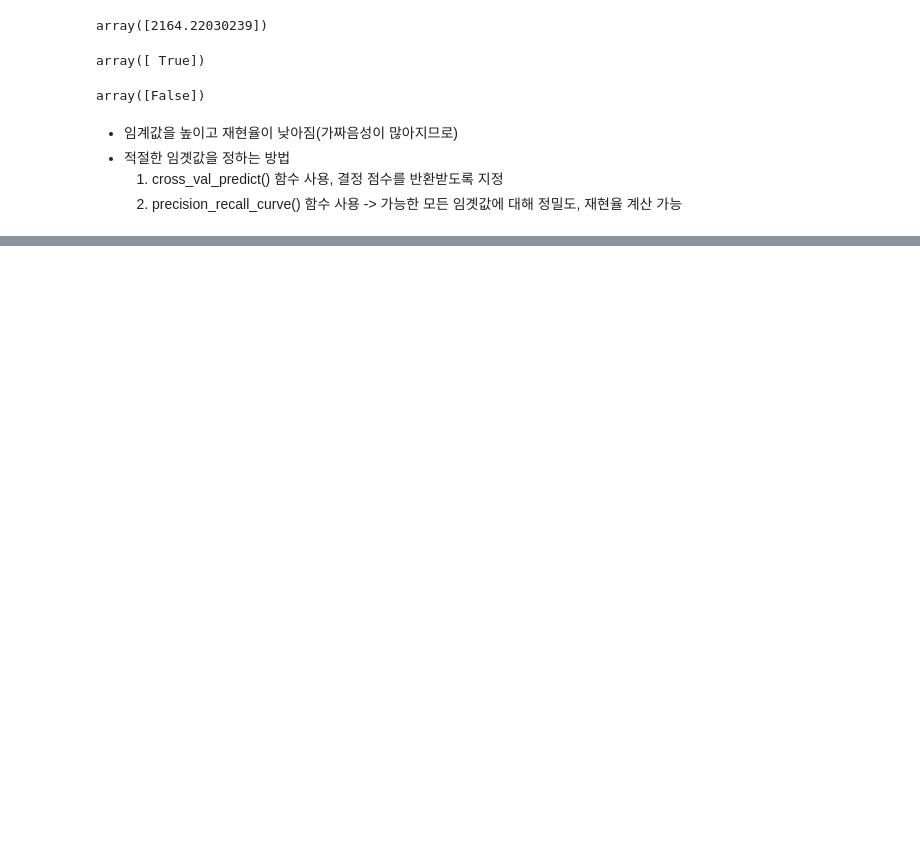
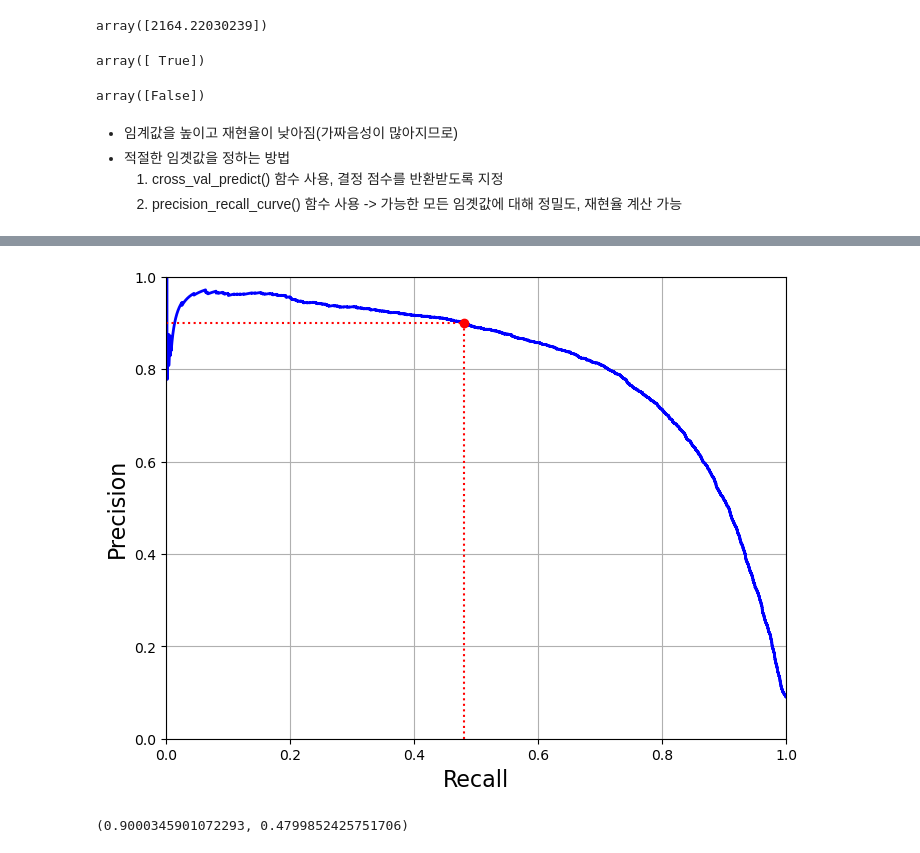
Before and after one commit to hello-kitsch/hello-kitsch.github.io, a Jupyter notebook: hands_on_ml/hands_on_ml_3_classification.ipynb, the cells around one changed output, grey strips where cells are left out. Cells and saved outputs as stored; diff of their text form; code cells hidden in the pictures; blank space fills up the shorter version.

```diff
--- a/hands_on_ml/hands_on_ml_3_classification.ipynb
+++ b/hands_on_ml/hands_on_ml_3_classification.ipynb
@@ -217,0 +247,29 @@ def plot_precision_recall_vs_threshold(precisions, recalls, thresholds):
+# %%
+def plot_precision_vs_recall(precisions, recalls):
+    plt.plot(recalls, precisions, "b-", linewidth=2)
+    plt.xlabel("Recall", fontsize=16)
+    plt.ylabel("Precision", fontsize=16)
+    plt.axis([0, 1, 0, 1])
+    plt.grid(True)
+
+plt.figure(figsize=(8, 6))
+plot_precision_vs_recall(precisions, recalls)
+plt.plot([recall_90_precision, recall_90_precision], [0., 0.9], "r:")
+plt.plot([0.0, recall_90_precision], [0.9, 0.9], "r:")
+plt.plot([recall_90_precision], [0.9], "ro")
+plt.show()
+# %% [output]
+[figure, added]
+# %%
+#정밀도 90%를 달성하는 것이 목표라고 가정할 때, 임곗값을 찾기
+#np.argmax()는 최댓값의 첫 번째 인덱스를 반환
+threshold_90_precision = thresholds[np.argmax(precisions >= 0.90)]
+
+#훈련세트에 대한 예측을 만들기
+#predict() 메서드의 호출 대신 다음 코드 실행
+y_train_pred_90 = (y_scores >= threshold_90_precision)
+
+#정밀도와 재현율
+precision_score(y_train_5, y_train_pred_90), recall_score(y_train_5, y_train_pred_90)
+# %% [output]
+(0.9000345901072293, 0.4799852425751706)
```
Also changed, not shown: parts of 5 cells of this notebook.
